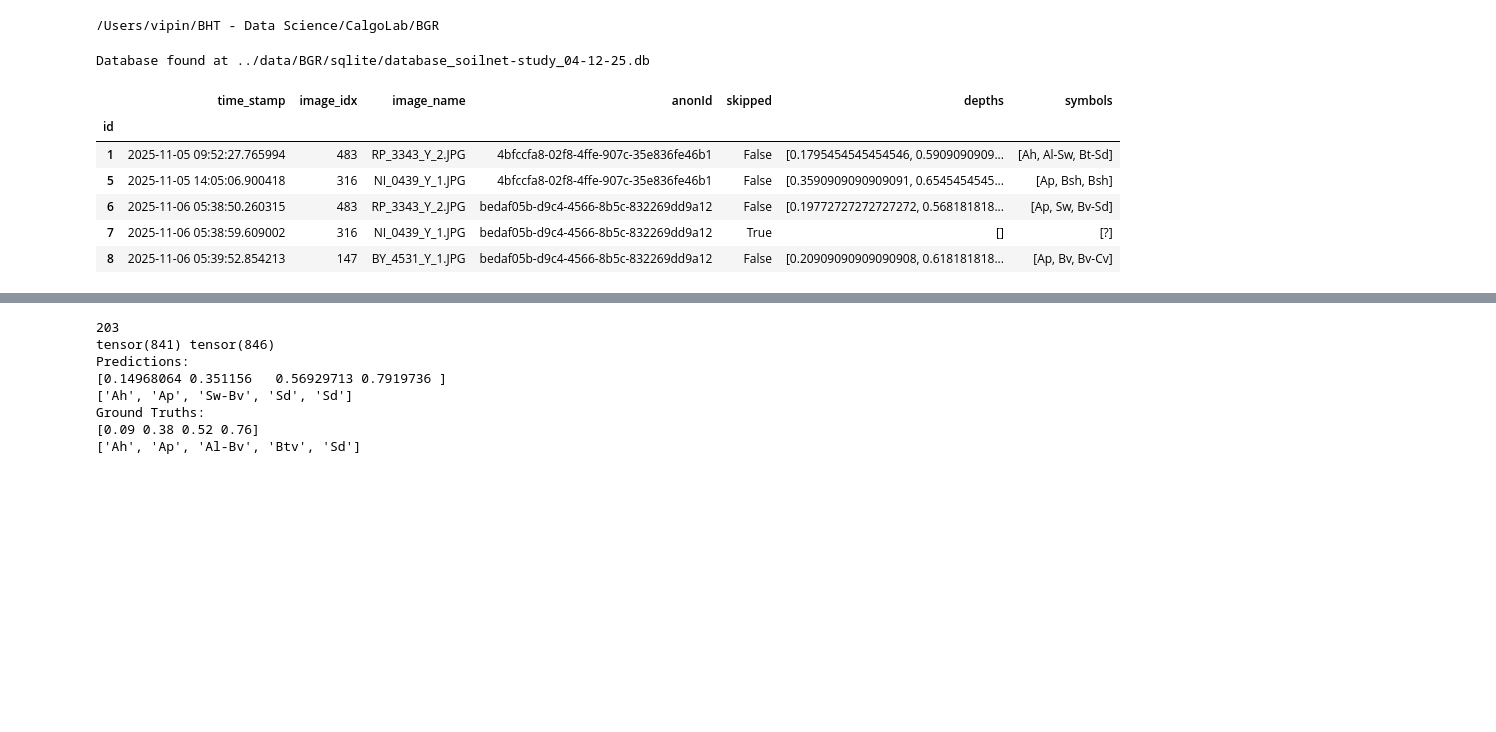
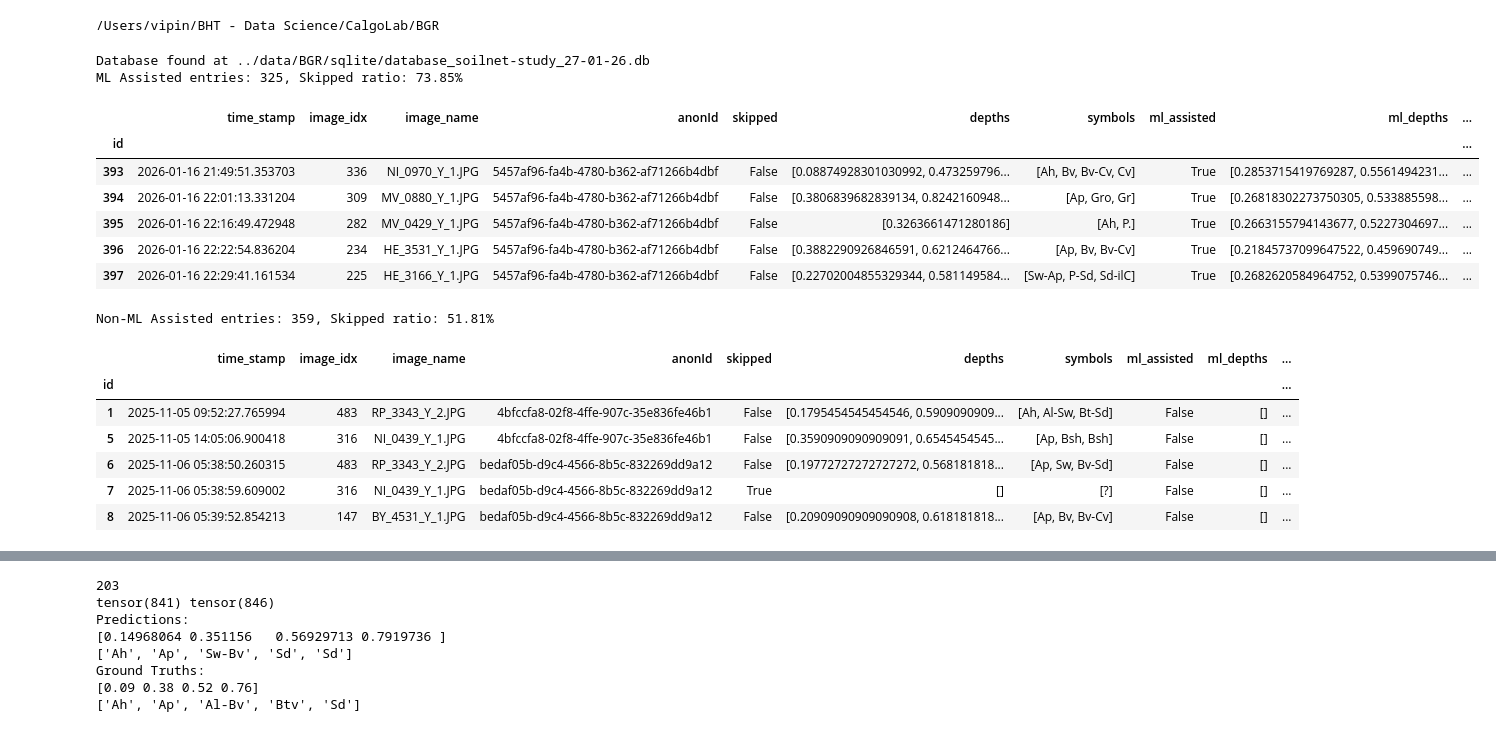
Before and after one commit to calgo-lab/BGR, a Jupyter notebook: notebooks/soil/Prelim_SoilnetStudy_Analysis.ipynb, the cells around one changed output, grey strips where cells are left out. Drawn from its saved outputs; the diff is of its cells as text; code cells hidden in the pictures; blank space fills up the shorter version.

```diff
--- a/notebooks/soil/Prelim_SoilnetStudy_Analysis.ipynb
+++ b/notebooks/soil/Prelim_SoilnetStudy_Analysis.ipynb
@@ -13,43 +13,85 @@ os.chdir('../../../')
 # %%
 import sqlite3
 import pandas as pd
+import ast
+import re
+import os
 
-db_path = '../data/BGR/sqlite/database_soilnet-study_04-12-25.db'
+db_path = '../data/BGR/sqlite/database_soilnet-study_27-01-26.db'
 table = 'predictions'
 
 if os.path.exists(db_path):
     print(f"Database found at {db_path}")
 else:
     raise FileNotFoundError(f"Database not found at {db_path}")
 
 with sqlite3.connect(db_path) as conn:
     df = pd.read_sql(f"SELECT * FROM {table}", conn, index_col='id')
 
     df['time_stamp'] = pd.to_datetime(df['time_stamp']) # Convert timestamp to datetime
 
     df['skipped'] = df['skipped'].astype(bool) # Convert skipped to integer
 
     df["image_name"] = df["image_path"].apply(lambda x: os.path.basename(x)) # Extract image name from path
 
     df['depths'] = df['depths'].apply(lambda x: x.replace('[', '').replace(']', '').split(',') if pd.notnull(x) else []) # Split depths into list
     df['depths'] = df['depths'].apply(lambda lst: [float(i) if i != '' else None for i in lst]) # Convert depths to float
     df['depths'] = df['depths'].apply(lambda lst: [d for d in lst if d is not None]) # Remove None values
 
     df['symbols'] = df['symbols'].apply(lambda x: x.replace('[', '').replace(']', '').split(',') if pd.notnull(x) else []) # Split symbols into list
     df['symbols'] = df['symbols'].apply(lambda lst: [s.strip().strip("'").strip('"')for s in lst]) # Clean symbols
 
-    df = df[['time_stamp', 'image_idx', 'image_name', 'anonId', 'skipped', 'depths', 'symbols']] # Reorder columns
+    df['ml_assisted'] = df['ml_assisted'].astype(bool) # Convert ml_assisted to integer
 
-display(df.head())
+    # Parse ml_depths safely: accept lists or stringified lists
+    df['ml_depths'] = df['ml_depths'].apply(lambda x: ast.literal_eval(x) if pd.notnull(x) and isinstance(x, str) else (x if pd.notnull(x) else []))
+
+    def _parse_ml_symbols(x):
+        if pd.isnull(x):
+            return []
+        if isinstance(x, list):
+            return x
+        try:
+            return ast.literal_eval(x)
+        except Exception:
+            parts = re.findall(r'\[([^]]+)\]', str(x))
+            out = []
+            for p in parts:
+                items = [s.strip().strip("'\"") for s in p.split(',') if s.strip()]
+                out.append(items)
+            return out
+
+    df['ml_symbols'] = df['ml_symbols'].apply(_parse_ml_symbols)
+
+    df = df[['time_stamp', 'image_idx', 'image_name', 'anonId', 'skipped', 'depths', 'symbols', 'ml_assisted', 'ml_depths', 'ml_symbols']] # Reorder columns
+
+    df = df[df['anonId'] != 'demo_user'] # Remove demo_user entries
+
+df_all = df
+df_ml_assisted = df[df['ml_assisted'] == True]
+df_non_assisted = df[df['ml_assisted'] == False]
+print(f"ML Assisted entries: {len(df_ml_assisted)}, Skipped ratio: {df_ml_assisted['skipped'].mean():.2%}")
+display(df_ml_assisted.head())
+print(f"Non-ML Assisted entries: {len(df_non_assisted)}, Skipped ratio: {df_non_assisted['skipped'].mean():.2%}")
+display(df_non_assisted.head())
 # %% [output]
-Database found at ../data/BGR/sqlite/database_soilnet-study_04-12-25.db
+Database found at ../data/BGR/sqlite/database_soilnet-study_27-01-26.db
+ML Assisted entries: 325, Skipped ratio: 73.85%
-|  | time_stamp | image_idx | image_name | anonId | skipped | depths | symbols |
-| id |  |  |  |  |  |  |  |
-| 1 | 2025-11-05 09:52:27.765994 | 483 | RP_3343_Y_2.JPG | 4bfccfa8-02f8-4ffe-907c-35e836fe46b1 | False | [0.1795454545454546, 0.5909090909... | [Ah, Al-Sw, Bt-Sd] |
-| 5 | 2025-11-05 14:05:06.900418 | 316 | NI_0439_Y_1.JPG | 4bfccfa8-02f8-4ffe-907c-35e836fe46b1 | False | [0.3590909090909091, 0.6545454545... | [Ap, Bsh, Bsh] |
-| 6 | 2025-11-06 05:38:50.260315 | 483 | RP_3343_Y_2.JPG | bedaf05b-d9c4-4566-8b5c-832269dd9a12 | False | [0.19772727272727272, 0.568181818... | [Ap, Sw, Bv-Sd] |
-| 7 | 2025-11-06 05:38:59.609002 | 316 | NI_0439_Y_1.JPG | bedaf05b-d9c4-4566-8b5c-832269dd9a12 | True | [] | [?] |
-| 8 | 2025-11-06 05:39:52.854213 | 147 | BY_4531_Y_1.JPG | bedaf05b-d9c4-4566-8b5c-832269dd9a12 | False | [0.20909090909090908, 0.618181818... | [Ap, Bv, Bv-Cv] |
+|  | time_stamp | image_idx | image_name | anonId | skipped | depths | symbols | ml_assisted | ml_depths | ... |
+| id |  |  |  |  |  |  |  |  |  | ... |
+| 393 | 2026-01-16 21:49:51.353703 | 336 | NI_0970_Y_1.JPG | 5457af96-fa4b-4780-b362-af71266b4dbf | False | [0.08874928301030992, 0.473259796... | [Ah, Bv, Bv-Cv, Cv] | True | [0.2853715419769287, 0.5561494231... | ... |
+| 394 | 2026-01-16 22:01:13.331204 | 309 | MV_0880_Y_1.JPG | 5457af96-fa4b-4780-b362-af71266b4dbf | False | [0.3806839682839134, 0.8242160948... | [Ap, Gro, Gr] | True | [0.26818302273750305, 0.533885598... | ... |
+| 395 | 2026-01-16 22:16:49.472948 | 282 | MV_0429_Y_1.JPG | 5457af96-fa4b-4780-b362-af71266b4dbf | False | [0.3263661471280186] | [Ah, P.] | True | [0.2663155794143677, 0.5227304697... | ... |
+| 396 | 2026-01-16 22:22:54.836204 | 234 | HE_3531_Y_1.JPG | 5457af96-fa4b-4780-b362-af71266b4dbf | False | [0.3882290926846591, 0.6212464766... | [Ap, Bv, Bv-Cv] | True | [0.21845737099647522, 0.459690749... | ... |
+| 397 | 2026-01-16 22:29:41.161534 | 225 | HE_3166_Y_1.JPG | 5457af96-fa4b-4780-b362-af71266b4dbf | False | [0.22702004855329344, 0.581149584... | [Sw-Ap, P-Sd, Sd-ilC] | True | [0.2682620584964752, 0.5399075746... | ... |
+Non-ML Assisted entries: 359, Skipped ratio: 51.81%
+|  | time_stamp | image_idx | image_name | anonId | skipped | depths | symbols | ml_assisted | ml_depths | ... |
+| id |  |  |  |  |  |  |  |  |  | ... |
+| 1 | 2025-11-05 09:52:27.765994 | 483 | RP_3343_Y_2.JPG | 4bfccfa8-02f8-4ffe-907c-35e836fe46b1 | False | [0.1795454545454546, 0.5909090909... | [Ah, Al-Sw, Bt-Sd] | False | [] | ... |
+| 5 | 2025-11-05 14:05:06.900418 | 316 | NI_0439_Y_1.JPG | 4bfccfa8-02f8-4ffe-907c-35e836fe46b1 | False | [0.3590909090909091, 0.6545454545... | [Ap, Bsh, Bsh] | False | [] | ... |
+| 6 | 2025-11-06 05:38:50.260315 | 483 | RP_3343_Y_2.JPG | bedaf05b-d9c4-4566-8b5c-832269dd9a12 | False | [0.19772727272727272, 0.568181818... | [Ap, Sw, Bv-Sd] | False | [] | ... |
+| 7 | 2025-11-06 05:38:59.609002 | 316 | NI_0439_Y_1.JPG | bedaf05b-d9c4-4566-8b5c-832269dd9a12 | True | [] | [?] | False | [] | ... |
+| 8 | 2025-11-06 05:39:52.854213 | 147 | BY_4531_Y_1.JPG | bedaf05b-d9c4-4566-8b5c-832269dd9a12 | False | [0.20909090909090908, 0.618181818... | [Ap, Bv, Bv-Cv] | False | [] | ... |
 # %%
 import seaborn as sns
 import matplotlib.pyplot as plt
```
Also changed, not shown: parts of 12 cells of this notebook, 3 other files.
